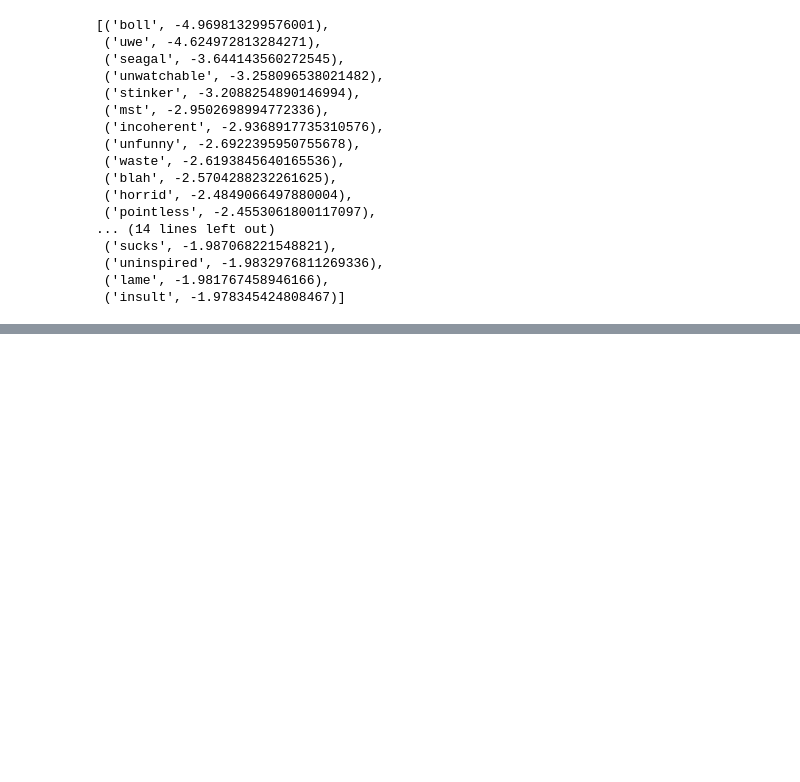
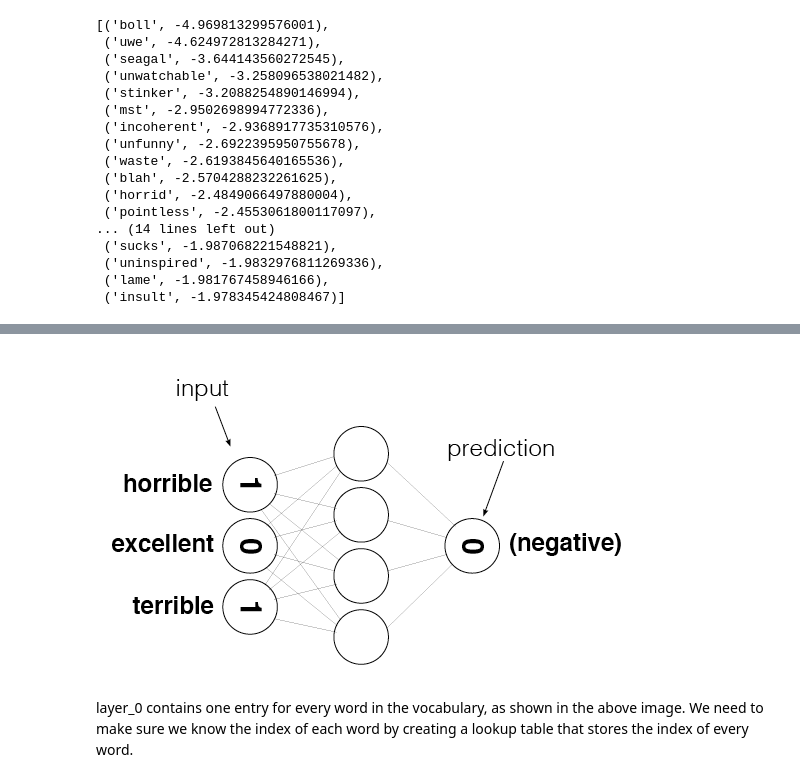
Before and after one commit to adityasaxena26/Sentiment-Network, a Jupyter notebook: sentiment_classification.ipynb, the cells around one changed output, grey strips where cells are left out. Cells and saved outputs as stored; diff of their text form; code cells hidden in the pictures; blank space fills up the shorter version.

```diff
--- a/sentiment_classification.ipynb
+++ b/sentiment_classification.ipynb
@@ -244,0 +310,7 @@ list(reversed(pos_neg_ratios.most_common()))[0:30]
+# %%
+from IPython.display import Image
+Image(filename='Images/sentiment_network.png')
+# %% [output]
+[figure, added]
+# %% [markdown]
+layer_0 contains one entry for every word in the vocabulary, as shown in the above image. We need to make sure we know the index of each word by creating a lookup table that stores the index of every word.
```
Also changed, not shown: parts of 20 cells of this notebook.
